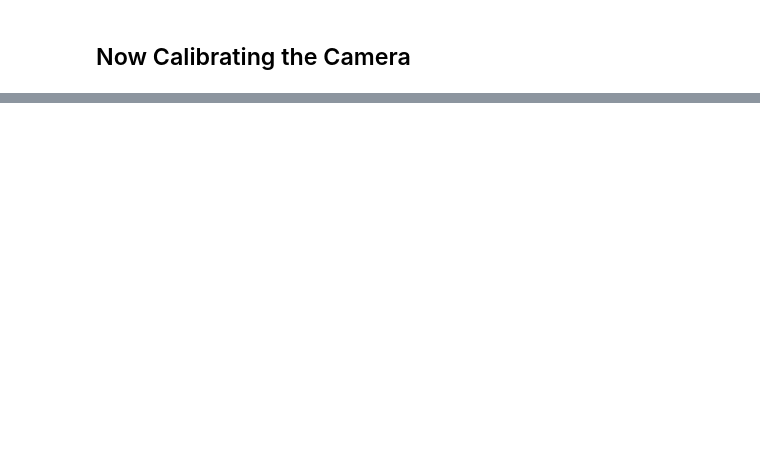
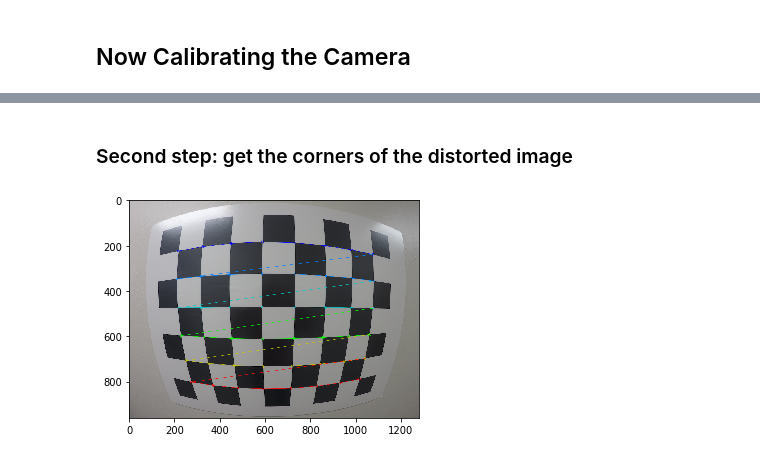
Before and after one commit to magedhassan/Camera-Calibration, a Jupyter notebook: Camera calibration.ipynb, the cells around one changed output, grey strips where cells are left out. Cells and saved outputs as stored; diff of their text form; code cells hidden in the pictures; blank space fills up the shorter version.

```diff
--- a/Camera calibration.ipynb
+++ b/Camera calibration.ipynb
@@ -40,0 +45,22 @@ if ret == True:
+# %%
+# let's read the image again
+img = mpimg.imread('calibration1.jpg')
+
+objpoints = [] # undistorted real image points (3D points)
+imgpoints = [] # 2D image points
+# we need to map the coordinates of the imgpoints to objpoints
+
+# The object points (objpoints) will always be the same which are the known object points of the chessboard corners
+# i.e. (0,0,0) for the first corner on the top left, and (7,5,0) for the last corner in the right bottom
+# the z-coordinate is zero for all the points
+
+# Now let's prepare the points of the objpoints
+
+objp = np.zeros((6*8, 3), np.float32)  # this creates a 48 x 3 matrix filled with zeros
+print("objp with zeros", objp)
+print("objp shape", objp.shape)
+
+# now let's fill the x and y with the coordinates we want (i.e. (0,0,0), (1,0,0),....(7,0,0), (0,1,0), (1,1,0),...)
+objp[:,:2] = np.mgrid[0:8,0:6].T.reshape(-1,2)
+print("filled objp", objp)
+print("objp.shape", objp.shape)
@@ -41,24 +114,18 @@ if ret == True:
+# %% [markdown]
+### Second step: get the corners of the distorted image
 # %%
-
-objpoints = []
-imgpoints = []
-
-objp = np.zeros((6*8, 3), np.float32)
-#print(objp)
-#print(objp.shape)
-objp[:,:2] = np.mgrid[0:8,0:6].T.reshape(-1,2)
-#print(objp)
-#print(objp.shape)
-
+# convert the image to gray to easily deal with it
 gray = cv2.cvtColor(img, cv2.COLOR_BGR2GRAY)
 
 plt.imshow(gray, cmap="gray")
 
 ret, corners = cv2.findChessboardCorners(gray, (8,6), None)
-
 if ret == True:
-    imgpoints.append(corners)
-    objpoints.append(objp)
-
+    imgpoints.append(corners) # add the corners to the distorted image points
+    objpoints.append(objp)    # the object points are always the same
     img = cv2.drawChessboardCorners(img, (8,6), corners, ret)
     plt.imshow(img)
+else:
+    print("error: no corners found")
+# %% [output]
+[figure, added]
```
Also changed, not shown: parts of 11 cells of this notebook.
